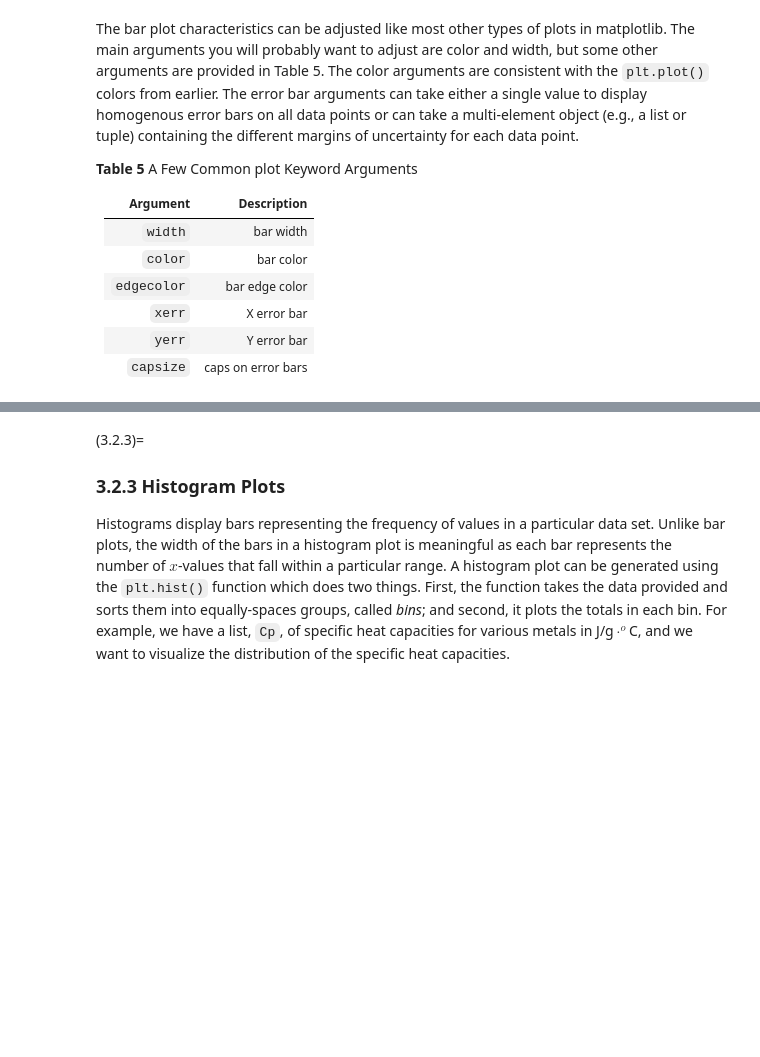
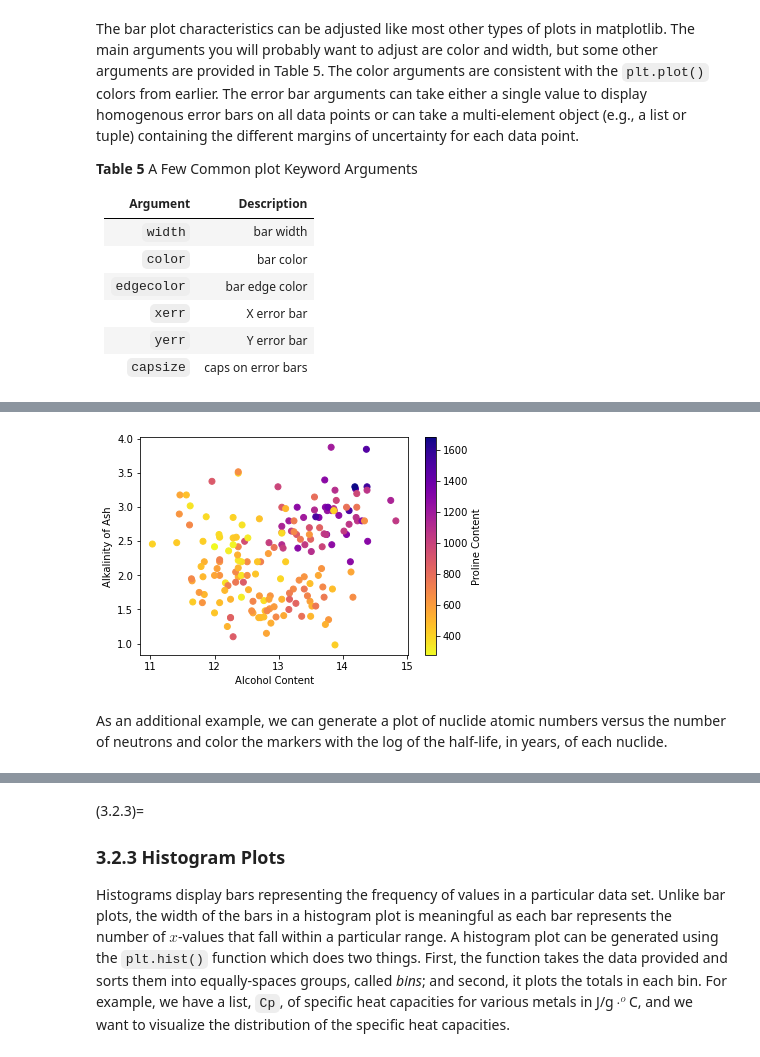
Before and after one commit to weisscharlesj/SciCompforChemists, a Jupyter notebook: _sources/notebooks/chapter_03/chap_03_notebook.ipynb, the cells around one changed output, grey strips where cells are left out. Saved outputs shown, nothing was run; the diff lists cells and outputs as text; code cells hidden in the pictures; blank space fills up the shorter version.

```diff
--- a/_sources/notebooks/chapter_03/chap_03_notebook.ipynb
+++ b/_sources/notebooks/chapter_03/chap_03_notebook.ipynb
@@ -217,0 +223,11 @@ plt.colorbar()  # adds color key on the right
+# %%
+plt.scatter(wine[:,0], wine[:,5], c=wine[:,12], cmap='plasma_r')
+plt.xlabel('Alcohol Content')
+plt.ylabel('Alkalinity of Ash')
+
+cbar = plt.colorbar()
+cbar.set_label('Proline Content')
+# %% [output]
+[figure, added]
+# %% [markdown]
+As an additional example, we can generate a plot of nuclide atomic numbers versus the number of neutrons and color the markers with the log of the half-life, in years, of each nuclide.
```
Also changed, not shown: parts of 14 cells of this notebook, 24 other files.
